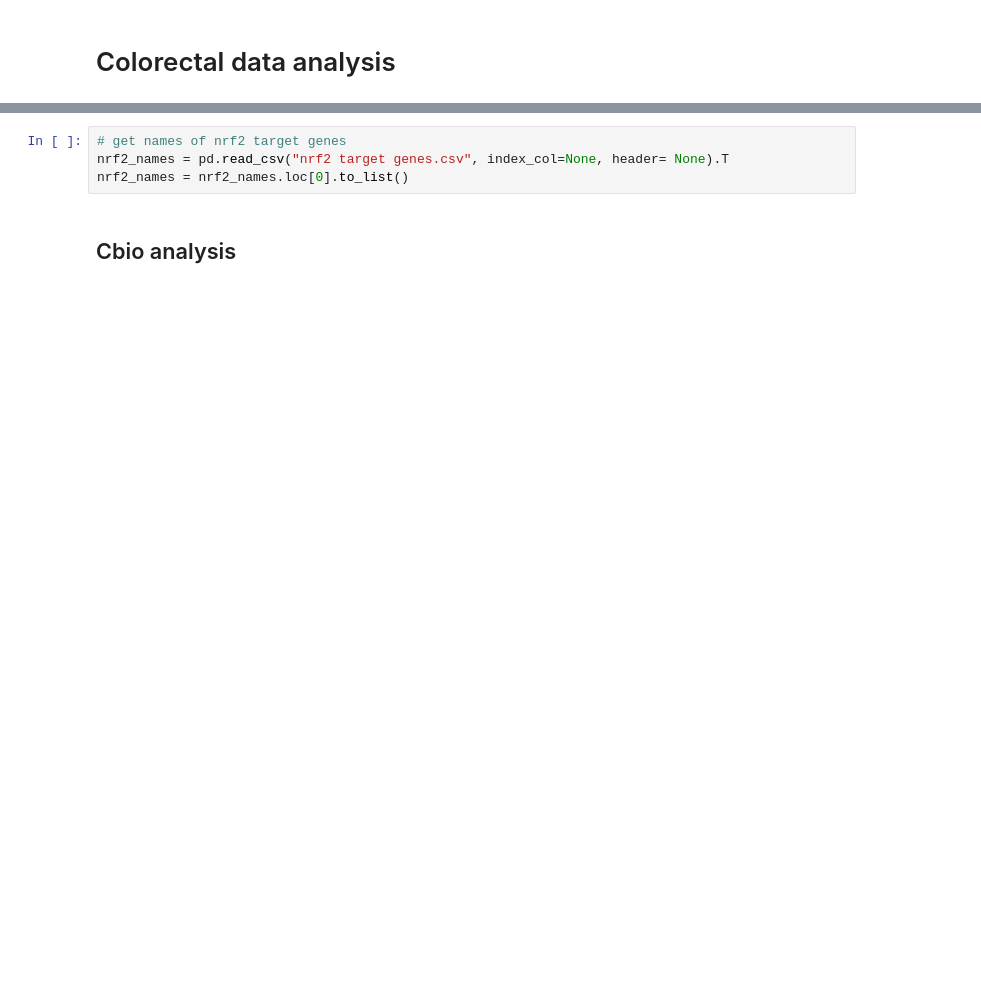
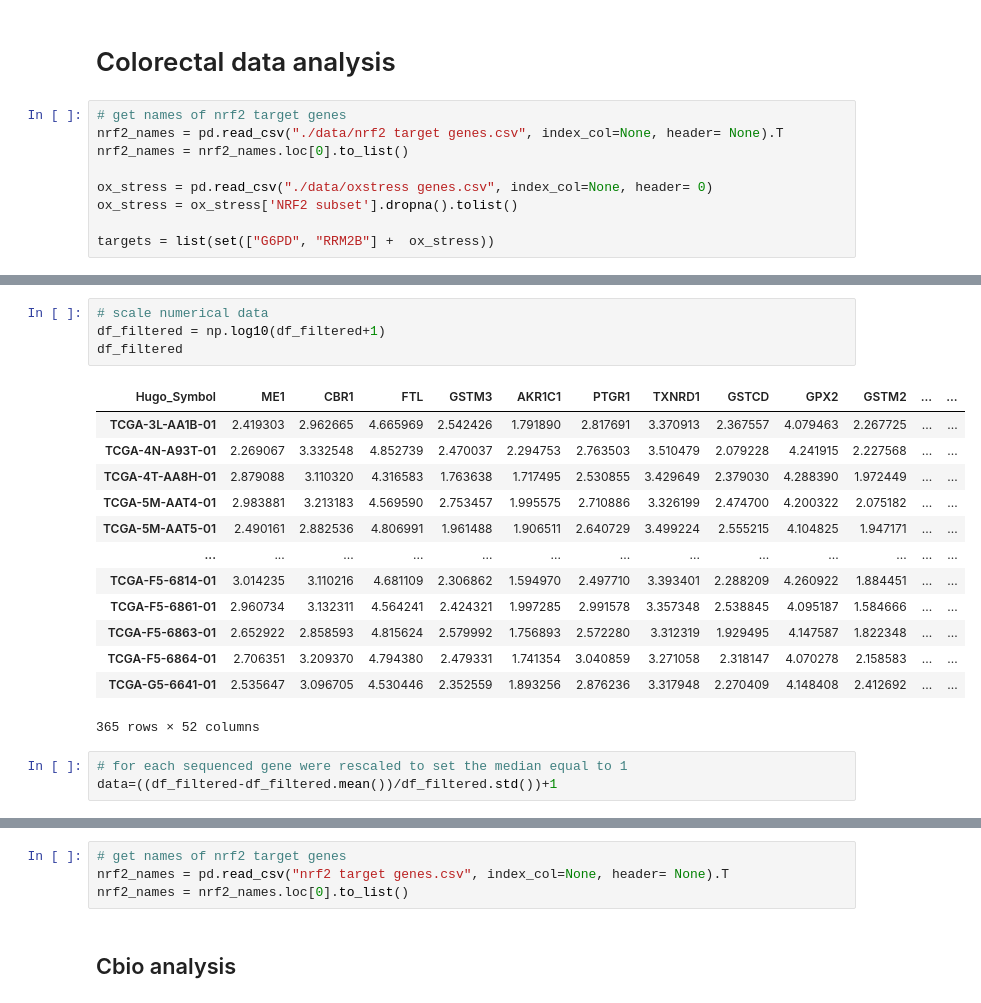
Before and after one commit to shanghongsim/NRF2-PARP1-Bioinformatics, a Jupyter notebook: RRM2B plots.ipynb, the cells around one changed output, grey strips where cells are left out. Cells and saved outputs as stored; diff of their text form; blank space fills up the shorter version.

```diff
--- a/RRM2B plots.ipynb
+++ b/RRM2B plots.ipynb
@@ -9,2 +10,11 @@ import seaborn as sns # for generating visualizations, better support with panda
 # %% [markdown]
 # Colorectal data analysis
+# %%
+# get names of nrf2 target genes
+nrf2_names = pd.read_csv("./data/nrf2 target genes.csv", index_col=None, header= None).T
+nrf2_names = nrf2_names.loc[0].to_list()
+
+ox_stress = pd.read_csv("./data/oxstress genes.csv", index_col=None, header= 0)
+ox_stress = ox_stress['NRF2 subset'].dropna().tolist()
+
+targets = list(set(["G6PD", "RRM2B"] +  ox_stress))
@@ -72,0 +100,21 @@ cbio.sort_index()
+# %%
+# scale numerical data
+df_filtered = np.log10(df_filtered+1)
+df_filtered
+# %% [output]
+| Hugo_Symbol | ME1 | CBR1 | FTL | GSTM3 | AKR1C1 | PTGR1 | TXNRD1 | GSTCD | GPX2 | GSTM2 | ... | ... |
+| TCGA-3L-AA1B-01 | 2.419303 | 2.962665 | 4.665969 | 2.542426 | 1.791890 | 2.817691 | 3.370913 | 2.367557 | 4.079463 | 2.267725 | ... | ... |
+| TCGA-4N-A93T-01 | 2.269067 | 3.332548 | 4.852739 | 2.470037 | 2.294753 | 2.763503 | 3.510479 | 2.079228 | 4.241915 | 2.227568 | ... | ... |
+| TCGA-4T-AA8H-01 | 2.879088 | 3.110320 | 4.316583 | 1.763638 | 1.717495 | 2.530855 | 3.429649 | 2.379030 | 4.288390 | 1.972449 | ... | ... |
+| TCGA-5M-AAT4-01 | 2.983881 | 3.213183 | 4.569590 | 2.753457 | 1.995575 | 2.710886 | 3.326199 | 2.474700 | 4.200322 | 2.075182 | ... | ... |
+| TCGA-5M-AAT5-01 | 2.490161 | 2.882536 | 4.806991 | 1.961488 | 1.906511 | 2.640729 | 3.499224 | 2.555215 | 4.104825 | 1.947171 | ... | ... |
+| ... | ... | ... | ... | ... | ... | ... | ... | ... | ... | ... | ... | ... |
+| TCGA-F5-6814-01 | 3.014235 | 3.110216 | 4.681109 | 2.306862 | 1.594970 | 2.497710 | 3.393401 | 2.288209 | 4.260922 | 1.884451 | ... | ... |
+| TCGA-F5-6861-01 | 2.960734 | 3.132311 | 4.564241 | 2.424321 | 1.997285 | 2.991578 | 3.357348 | 2.538845 | 4.095187 | 1.584666 | ... | ... |
+| TCGA-F5-6863-01 | 2.652922 | 2.858593 | 4.815624 | 2.579992 | 1.756893 | 2.572280 | 3.312319 | 1.929495 | 4.147587 | 1.822348 | ... | ... |
+| TCGA-F5-6864-01 | 2.706351 | 3.209370 | 4.794380 | 2.479331 | 1.741354 | 3.040859 | 3.271058 | 2.318147 | 4.070278 | 2.158583 | ... | ... |
+| TCGA-G5-6641-01 | 2.535647 | 3.096705 | 4.530446 | 2.352559 | 1.893256 | 2.876236 | 3.317948 | 2.270409 | 4.148408 | 2.412692 | ... | ... |
+365 rows × 52 columns
+# %%
+# for each sequenced gene were rescaled to set the median equal to 1
+data=((df_filtered-df_filtered.mean())/df_filtered.std())+1
```
Also changed, not shown: parts of 44 cells of this notebook, 10 other files.
